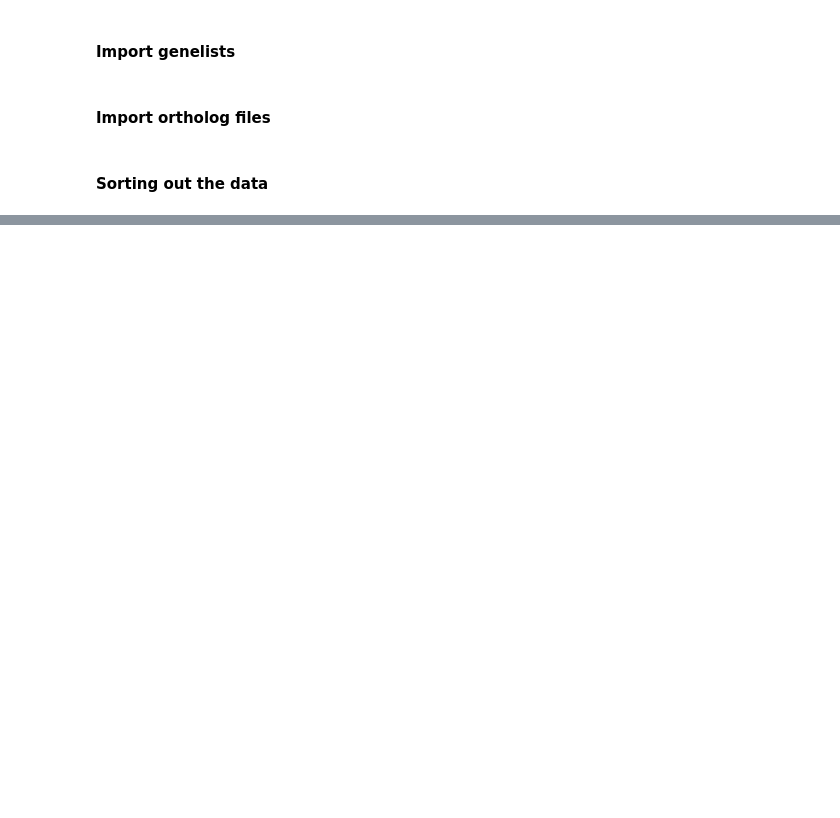
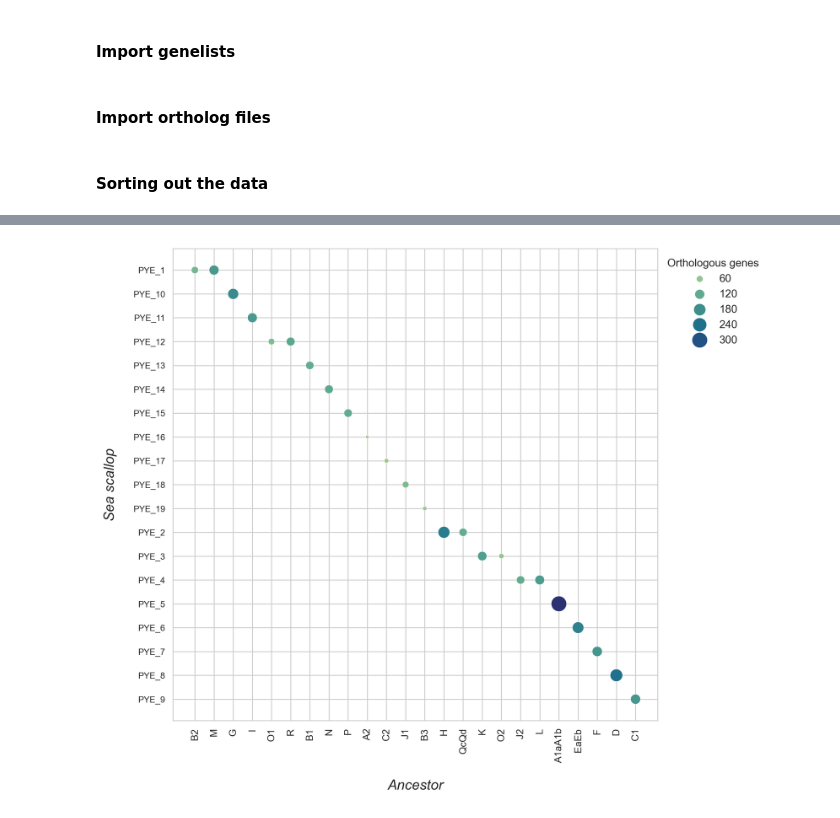
Before and after one commit to rajavat/orthology, a Jupyter notebook: Orthology.ipynb, the cells around one changed output, grey strips where cells are left out. Cells and saved outputs as stored; diff of their text form; code cells hidden in the pictures; blank space fills up the shorter version.

```diff
--- a/Orthology.ipynb
+++ b/Orthology.ipynb
@@ -311,0 +103,5 @@ with pd.option_context('display.max_rows', None, 'display.max_columns', None):
+# %%
+PA = Orthoscripts.orthofy(Pecmax, Ancestor, Pecmax_Holleu)
+Orthoscripts.orthoplot(PA, 'Ancestor', 'Sea scallop', 'B', 'A')
+# %% [output]
+[figure, added]
```
Also changed, not shown: parts of 9 cells of this notebook, 12 other files.
